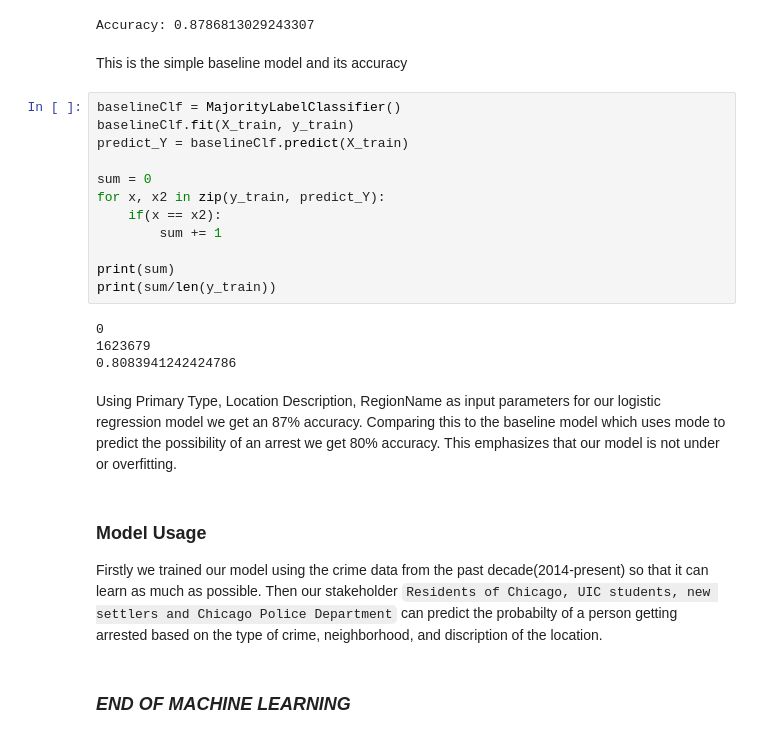
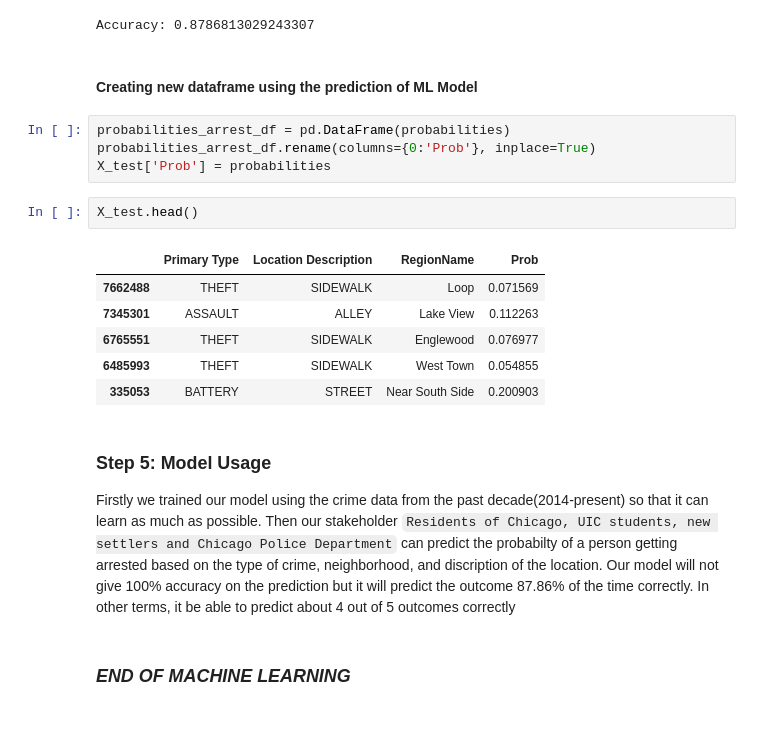
Before and after one commit to rajpatel322/group-project-kungfu-pandas, a Jupyter notebook: Progress_Report.ipynb, the cells around one changed output. Saved outputs shown, nothing was run; the diff lists cells and outputs as text.

Commit message:
Clean the notebook such as added image link instead of the local dir, re order the cells to the reading much better

```diff
--- a/Progress_Report.ipynb
+++ b/Progress_Report.ipynb
@@ -265,29 +286,24 @@ accuracy = accuracy_score(y_test, (probabilities > 0.5).astype(int))
 print("Accuracy:", accuracy)
 # %% [output]
 Accuracy: 0.8786813029243307
-# %% [markdown]
-This is the simple baseline model and its accuracy
-# %%
-baselineClf = MajorityLabelClassifier()
-baselineClf.fit(X_train, y_train)
-predict_Y = baselineClf.predict(X_train)
-
-sum = 0
-for x, x2 in zip(y_train, predict_Y):
-    if(x == x2):
-        sum += 1
-
-print(sum)
-print(sum/len(y_train))
-# %% [output]
-0
-1623679
-0.8083941242424786
-# %% [markdown]
-Using Primary Type, Location Description, RegionName as input parameters for our logistic regression model we get an 87% accuracy. Comparing this to the baseline model which uses mode to predict the possibility of an arrest we get 80% accuracy. This emphasizes that our model is not under or overfitting.
+# %% [markdown]
+#### Creating new dataframe using the prediction of ML Model
+# %%
+probabilities_arrest_df = pd.DataFrame(probabilities)
+probabilities_arrest_df.rename(columns={0:'Prob'}, inplace=True)
+X_test['Prob'] = probabilities
+# %%
+X_test.head()
+# %% [output]
+|  | Primary Type | Location Description | RegionName | Prob |
+| 7662488 | THEFT | SIDEWALK | Loop | 0.071569 |
+| 7345301 | ASSAULT | ALLEY | Lake View | 0.112263 |
+| 6765551 | THEFT | SIDEWALK | Englewood | 0.076977 |
+| 6485993 | THEFT | SIDEWALK | West Town | 0.054855 |
+| 335053 | BATTERY | STREET | Near South Side | 0.200903 |
 # %% [markdown]
-### Model Usage
-Firstly we trained our model using the crime data from the past decade(2014-present) so that it can learn as much as possible. Then our stakeholder `Residents of Chicago, UIC students, new settlers and Chicago Police Department` can predict the probabilty of a person getting arrested based on the type of crime, neighborhood, and discription of the location.
+### Step 5: Model Usage
+Firstly we trained our model using the crime data from the past decade(2014-present) so that it can learn as much as possible. Then our stakeholder `Residents of Chicago, UIC students, new settlers and Chicago Police Department` can predict the probabilty of a person getting arrested based on the type of crime, neighborhood, and discription of the location. Our model will not give 100% accuracy on the prediction but it will predict the outcome 87.86% of the time correctly. In other terms, it be able to predict about 4 out of 5 outcomes correctly
 # %% [markdown]
 <H3><I>END OF MACHINE LEARNING<I></H3>
 # %% [markdown]
```
Also changed, not shown: parts of 17 cells of this notebook, 8 other files.
